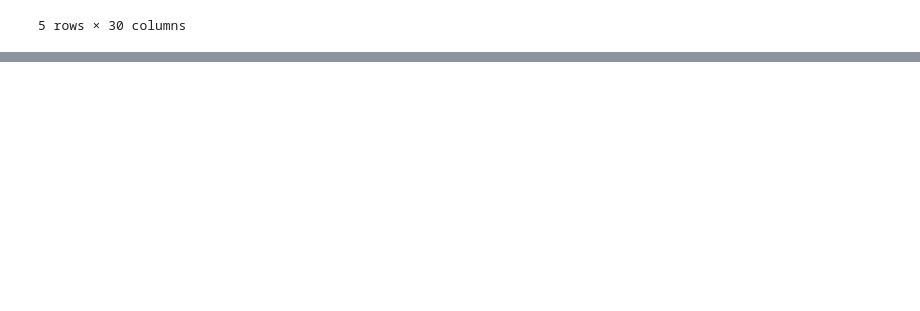
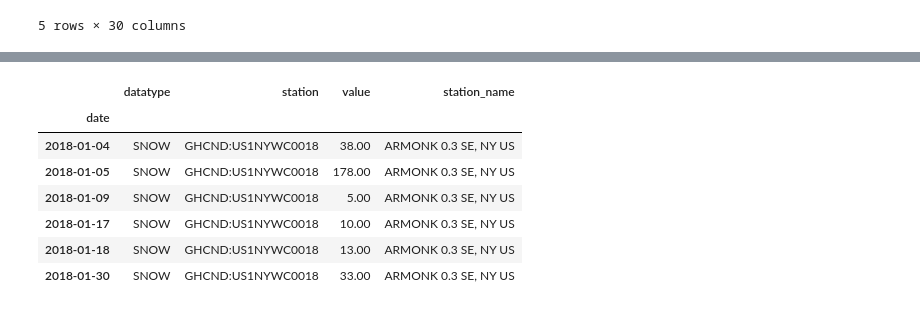
Before and after one commit to roger-mengqiu-chen/DS-learning, a Jupyter notebook: hands-on-da-with-pandas/ch04/3-aggregations.ipynb, the cells around one changed output, grey strips where cells are left out. Saved outputs shown, nothing was run; the diff lists cells and outputs as text; code cells hidden in the pictures; blank space fills up the shorter version.

```diff
--- a/hands-on-da-with-pandas/ch04/3-aggregations.ipynb
+++ b/hands-on-da-with-pandas/ch04/3-aggregations.ipynb
@@ -207,0 +254,11 @@ pd.crosstab(
+# %%
+snow_data.loc['2018-01'].query('station_name=="ARMONK 0.3 SE, NY US" & value > 0')
+# %% [output]
+|  | datatype | station | value | station_name |
+| date |  |  |  |  |
+| 2018-01-04 | SNOW | GHCND:US1NYWC0018 | 38.00 | ARMONK 0.3 SE, NY US |
+| 2018-01-05 | SNOW | GHCND:US1NYWC0018 | 178.00 | ARMONK 0.3 SE, NY US |
+| 2018-01-09 | SNOW | GHCND:US1NYWC0018 | 5.00 | ARMONK 0.3 SE, NY US |
+| 2018-01-17 | SNOW | GHCND:US1NYWC0018 | 10.00 | ARMONK 0.3 SE, NY US |
+| 2018-01-18 | SNOW | GHCND:US1NYWC0018 | 13.00 | ARMONK 0.3 SE, NY US |
+| 2018-01-30 | SNOW | GHCND:US1NYWC0018 | 33.00 | ARMONK 0.3 SE, NY US |
```
Also changed, not shown: parts of 3 cells of this notebook.
